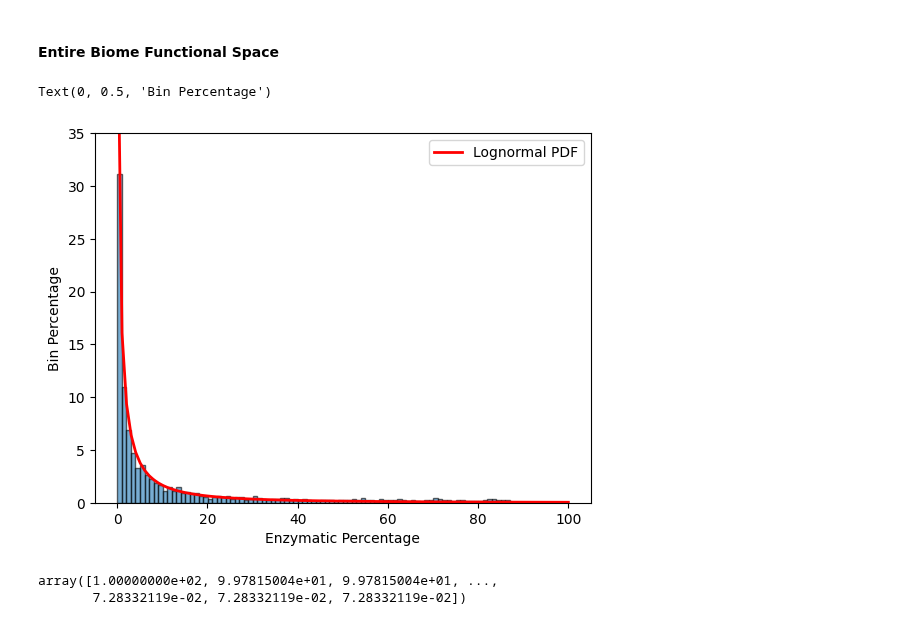
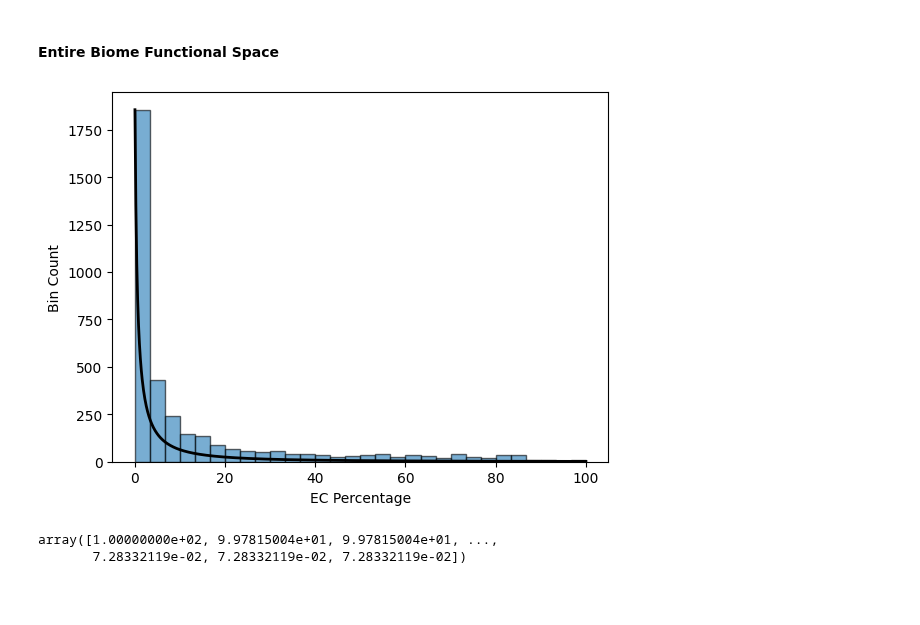
Before and after one commit to jtdocter27/EcoDr, a Jupyter notebook: EnCen/Figures for paper/as_specic_figures.ipynb, the cells around one changed output. Saved outputs shown, nothing was run; the diff lists cells and outputs as text; code cells hidden in the pictures; blank space fills up the shorter version.

Commit message:
Figure 1 updated

```diff
--- a/EnCen/Figures for paper/as_specic_figures.ipynb
+++ b/EnCen/Figures for paper/as_specic_figures.ipynb
@@ -12,38 +12,33 @@ as_lost = pd.read_excel('Lost_Functions.xlsx')
 as_present = pd.read_excel('Only Present Enzyme Biome Synbio Top Match EC Comparison.xlsx')
 # %% [markdown]
 #### Entire Biome Functional Space
-# %%
-# sns.histplot(x='Percentage', data = as_all, kde=True)
-##all_array
-all_array = np.array(as_all['Percentage'])
-#gamma
-#lognormal
-shape, loc, scale = lognorm.fit(all_array, floc = 0)
-#weibull
-# wb_fit = weibull_min.fit(all_array)
-
-x = np.linspace(min(all_array), max(all_array), 100) #This creates an array of 100 evenly spaced datapoints within the min and max of the given dataset. This then gets fed into the gamma parameters to generate the PDF
-pdf_fitted = lognorm.pdf(x, shape, loc=loc, scale=scale)
-
-hist, bins, _ = plt.hist(all_array, bins=100, density=True, alpha=0.6, edgecolor='black')
-plt.hist
-
-def scale_y_ticks(y, _):
-    return f'{y * 100:.0f}'
-
-formatter = FuncFormatter(scale_y_ticks)
-plt.gca().yaxis.set_major_formatter(formatter)
-
-# plt.plot(x, gamma.pdf(x, *g_fit), 'r-', label="Gamma fit")
-plt.plot(x, pdf_fitted, 'r-', lw=2, label="Lognormal PDF")
-plt.ylim(0, 0.3500)
-plt.legend()
-# plt.title('Lognormal PDF of all Enzymatic Percantages')
-plt.xlabel('Enzymatic Percentage')
-plt.ylabel('Bin Percentage')
-# %% [output]
-Text(0, 0.5, 'Bin Percentage')
-[figure, removed]
+# %%
+
+data = np.array(as_all['Percentage'])
+
+
+counts, bins, _ = plt.hist(data, bins=30, alpha=0.6, edgecolor = 'black')
+
+# Fit a lognormal distribution to the data
+shape, loc, scale = lognorm.fit(data, floc=0)
+
+# Generate points on the x-axis
+x = np.linspace(min(data), max(data), 1000)
+
+# Calculate the lognormal PDF
+pdf = lognorm.pdf(x, shape, loc, scale)
+
+# Scale the PDF to match the histogram
+pdf_scaled = pdf * (counts.max() / pdf.max())
+
+# Plot the scaled lognormal PDF
+plt.plot(x, pdf_scaled, 'black', lw=2)
+
+plt.xlabel('EC Percentage')
+plt.ylabel('Bin Count')
+plt.show()
+# %% [output]
+[figure, added]
 # %%
 all_array
 # %% [output]
```
